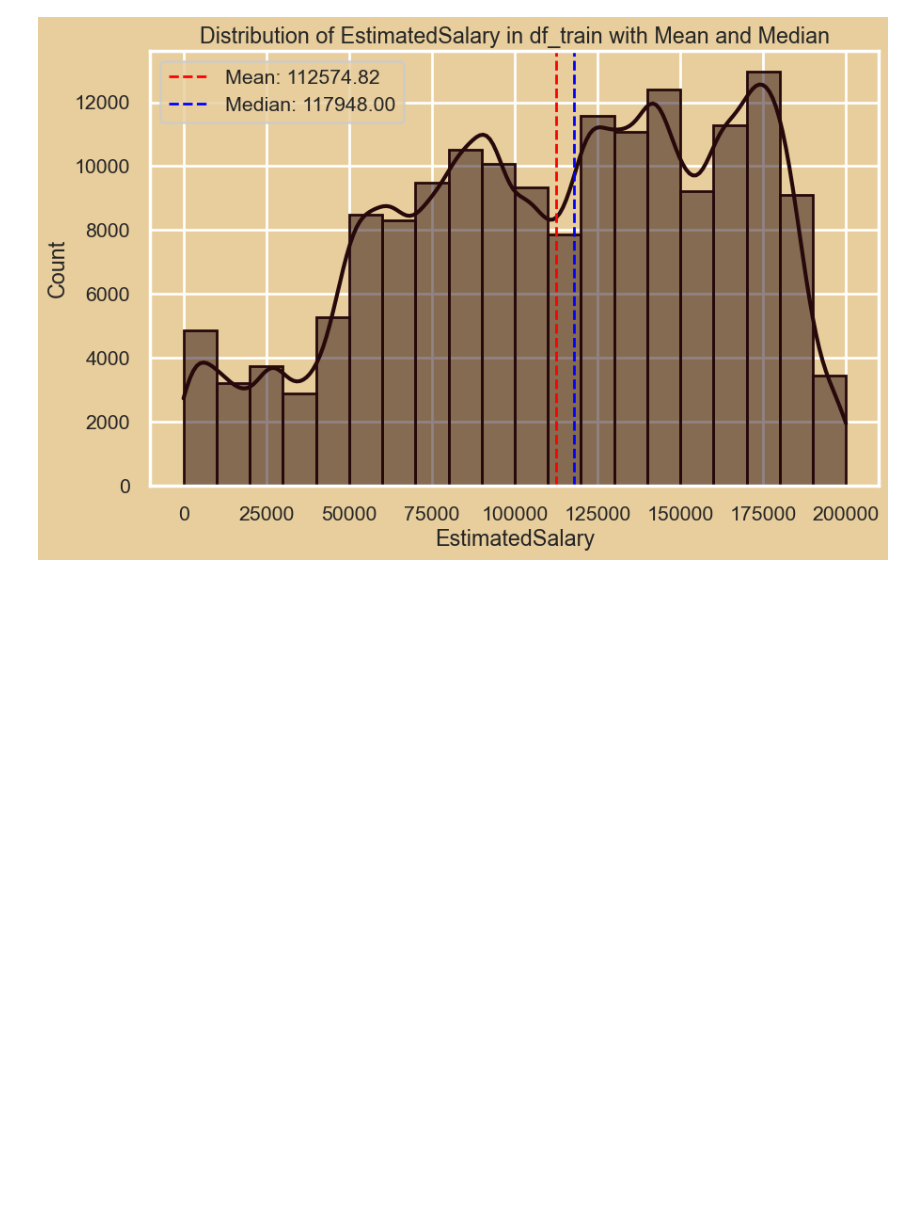
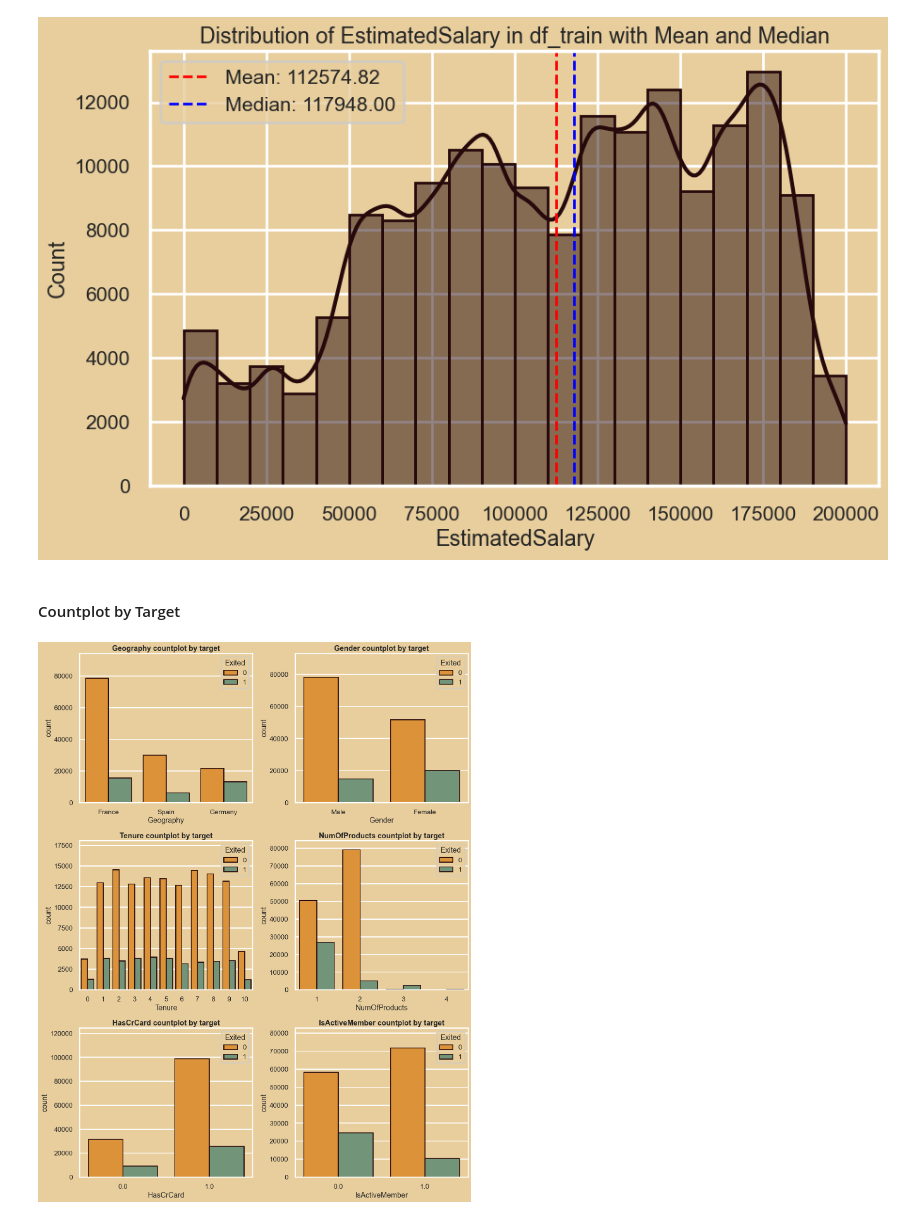
Before and after one commit to BillyGareth/Bank-Customer-Churn-Prediction, a Jupyter notebook: bank-churn.ipynb, the cells around one changed output. Cells and saved outputs as stored; diff of their text form; code cells hidden in the pictures; blank space fills up the shorter version.

Commit message:
Countplot by Target

```diff
--- a/bank-churn.ipynb
+++ b/bank-churn.ipynb
@@ -519,3 +519,26 @@ plt.legend()
 plt.show()
 # %% [output]
 [figure]
+# %% [markdown]
+#### Countplot by Target
+# %%
+cat_cols = ['Geography', 'Gender', 'Tenure', 'NumOfProducts', 'HasCrCard',
+       'IsActiveMember']
+
+num_cols = ['CreditScore', 'Age', 'Balance', 'EstimatedSalary']
+
+target = 'Exited'
+fig = plt.figure(figsize=(14, len(cat_cols)*3))
+
+# background_color = 'grey'
+for i, col in enumerate(cat_cols):
+
+    plt.subplot(len(cat_cols)//2 + len(cat_cols) % 2, 2, i+1)
+    sns.countplot(x=col, hue=target, data=df_train, palette=palette[1:3], color='#26090b', edgecolor='#26090b')
+    plt.title(f"{col} countplot by target", fontweight = 'bold')
+    plt.ylim(0, df_train[col].value_counts().max() + 10)
+
+plt.tight_layout()
+plt.show()
+# %% [output]
+[figure, added]
```
